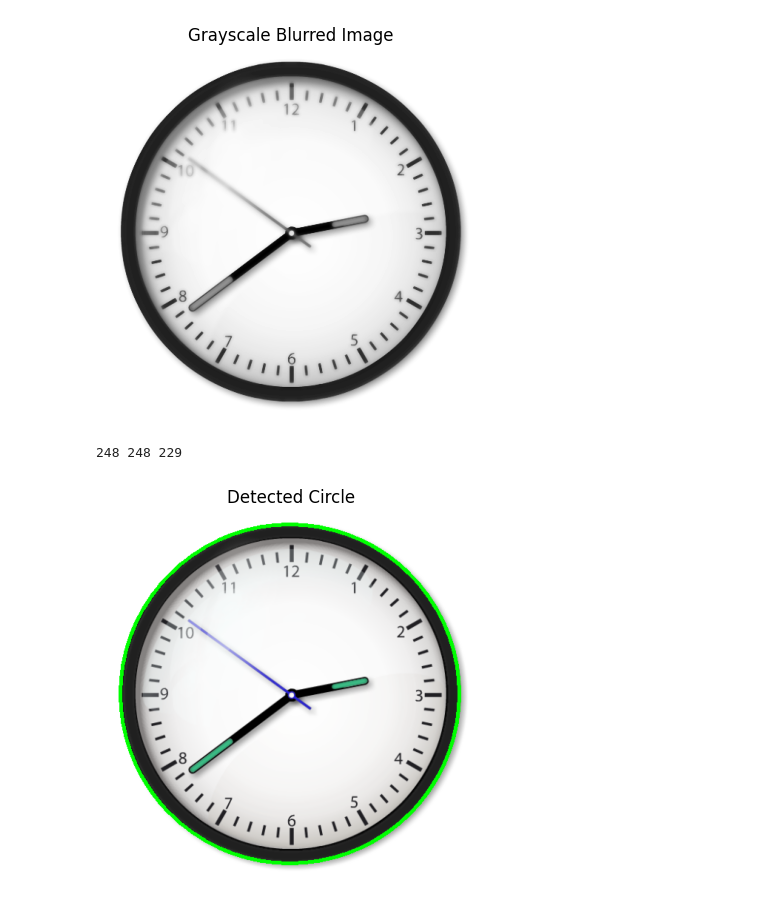
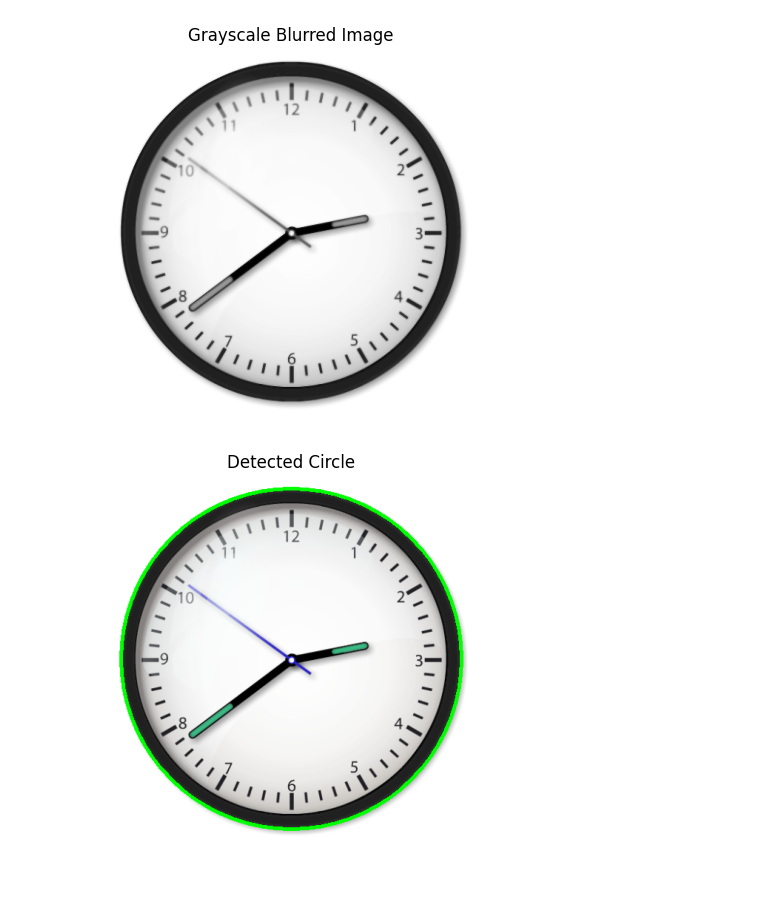
Before and after one commit to tbtiberiu/tick-track, a Jupyter notebook: clock_detector.ipynb, the cells around one changed output. Saved outputs shown, nothing was run; the diff lists cells and outputs as text; code cells hidden in the pictures.

```diff
--- a/clock_detector.ipynb
+++ b/clock_detector.ipynb
@@ -10,30 +15,18 @@ L,C,pl =  np.shape(image)
 if pl>3:
     image = image[:,:,0:3]
 
-# TODO: Add more images for tests
-# TODO: Add a test method to iterate through them to check the accuracy of the algorithm
-# TODO: Extract the functionalities here in a separate class (maybe clock_detector.py > AnalogClockDetector)
-
 if image.dtype != np.uint8:
-    # Scalează valorile pixelilor la intervalul [0, 255] și convertește la uint8
     image = (image * 255).astype(np.uint8)
 
-# Dimensiuni dorite pentru scalare
-TARGET_WIDTH = 500  # Lățimea dorită
-TARGET_HEIGHT = 500  # Înălțimea dorită
-
-# Scalează imaginea la dimensiunile fixe
 image = cv2.resize(image, (TARGET_WIDTH, TARGET_HEIGHT), interpolation=cv2.INTER_AREA)
 # the HoughCircles and HoughLines min and max distances for best performance
 
-# Convertim imaginea în grayscale dacă este color
-if len(image.shape) == 3:  # Verifică dacă imaginea este RGB
+if len(image.shape) == 3:
     image_gray = cv2.cvtColor(image, cv2.COLOR_RGB2GRAY)
 else:
     image_gray = image
-# TODO: Search for a better filter, maybe bilateral and change for better detections
-#blurred = cv2.GaussianBlur(gray, (9, 9), 0)
-blurred = cv2.bilateralFilter(image_gray, d=9, sigmaColor=75, sigmaSpace=75)
+
+blurred = cv2.bilateralFilter(image_gray, d=5, sigmaColor=75, sigmaSpace=100)
 
 plt.imshow(blurred, cmap='gray')
 plt.title("Grayscale Blurred Image")
@@ -42,25 +35,27 @@ plt.show()
 # %% [output]
 [figure]
 # %%
-circles = cv2.HoughCircles(blurred, cv2.HOUGH_GRADIENT, dp=0.8, minDist=1000, param1=50, param2=30, minRadius=100, maxRadius=500)
+def get_clock_contour(image):
+    circles = cv2.HoughCircles(image, cv2.HOUGH_GRADIENT, dp=0.8, minDist=500, param1=50, param2=30, minRadius=100, maxRadius=500)
 
-if circles is not None:
-    circles = np.round(circles[0, :]).astype("int")
-    for (x, y, r) in circles:
-        print(x,y,r)
-        cv2.circle(image, (x, y), r, (0, 255, 0), 4)
-        center = (x, y)
-        radius = r
-else:
-    raise Exception("No circles were found.")
+    if circles is not None:
+        circles = np.round(circles[0, :]).astype('int')
+        for (x, y, r) in circles:
+            center = (x, y)
+            radius = r
+    else:
+        raise Exception('No circles were found.')
+    return center, radius
 
+
+center, radius = get_clock_contour(blurred)
+cv2.circle(image, center, radius, (0, 255, 0), 3)
 plt.imshow(cv2.cvtColor(image, cv2.COLOR_BGR2RGB))
-plt.title("Detected Circle")
+plt.title('Detected Circle')
 plt.axis('off')
 plt.show()
 # %% [output]
-248 248 229
-[figure, old version]
+[figure, new version]
 # %%
 def merge_lines(lines, threshold_distance=20, threshold_angle=np.pi / 18):
     """
```
Also changed, not shown: parts of 11 cells of this notebook.
